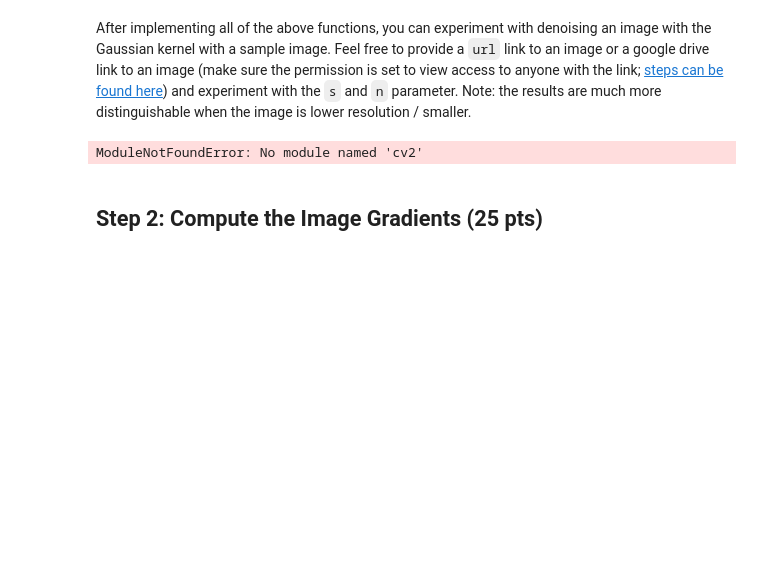
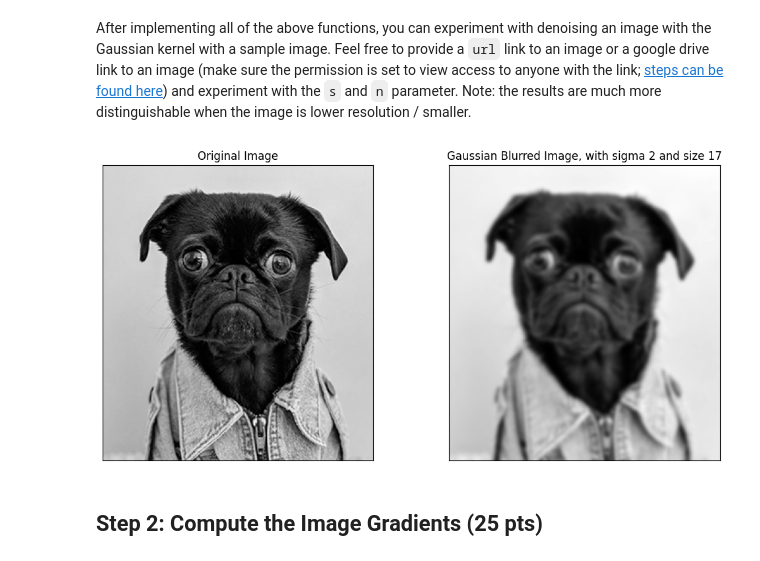
Before and after one commit to rogerwzeng/e17, a Jupyter notebook: DGMD_PSET5.ipynb, the cells around one changed output. Cells and saved outputs as stored; diff of their text form; code cells hidden in the pictures; blank space fills up the shorter version.

```diff
--- a/DGMD_PSET5.ipynb
+++ b/DGMD_PSET5.ipynb
@@ -485,8 +485,8 @@ if __name__ == "__main__":
             pass
 
     url = "https://drive.google.com/file/d/15HWhYP_Kjbsz5AusTuuZtLi9nmTGiviY/view?usp=drive_link" #@param { type: "string" }
-    s = 5 #@param { type: "slider", min: 1, max: 20, step: 1}
-    n = 9 #@param { type: "slider", min: 3, max: 25, step: 2}
+    s = 2 #@param { type: "slider", min: 1, max: 20, step: 1}
+    n = 17 #@param { type: "slider", min: 3, max: 25, step: 2}
 
     now = time.strftime("%Y%m%d-%H%M%S")
     file_name = f"img_{now}.jpeg"
@@ -515,34 +515,34 @@ if __name__ == "__main__":
             raise StopExecution
         except HTTPError:
             print(f"ERROR: Failed make HTTP request to Image URL - provide another URL")
             raise StopExecution
         except Exception as e:
             print(f"ERROR: Please contact course staff; failed to perform wget on image URL due to: {e}")
             raise StopExecution
 
     try:
         img = cv2.imread(file_name, cv2.IMREAD_COLOR)
         img = cv2.cvtColor(img, cv2.COLOR_BGR2GRAY)
         gaussian_filtered_img = convolve(img, gaussian_kernel(s, n))
 
         fig, ax = plt.subplots(1, 2, figsize=(11, 5))
         ax[0].imshow(img, cmap="gray")
         ax[0].set_title("Original Image")
         ax[1].imshow(gaussian_filtered_img, cmap="gray")
         ax[1].set_title(f"Gaussian Blurred Image, with sigma {s} and size {n}")
         for index, a in enumerate(ax):
             a.set_xticks([])
             a.set_yticks([])
         plt.tight_layout()
         plt.show()
     except NameError as e:
         print(f"ERROR: It appears some of the above code cells were not ran; please run the above code cell(s): {e}")
         raise StopExecution
     except Exception:
         print(f"ERROR: Required implementation is incorrect or incomplete")
         raise StopExecution
 # %% [output]
-ModuleNotFoundError: No module named 'cv2'
+[figure, added]
 # %% [markdown]
 ## Step 2: Compute the Image Gradients (25 pts)
 # %% [markdown]
```
Also changed, not shown: parts of 4 cells of this notebook.
